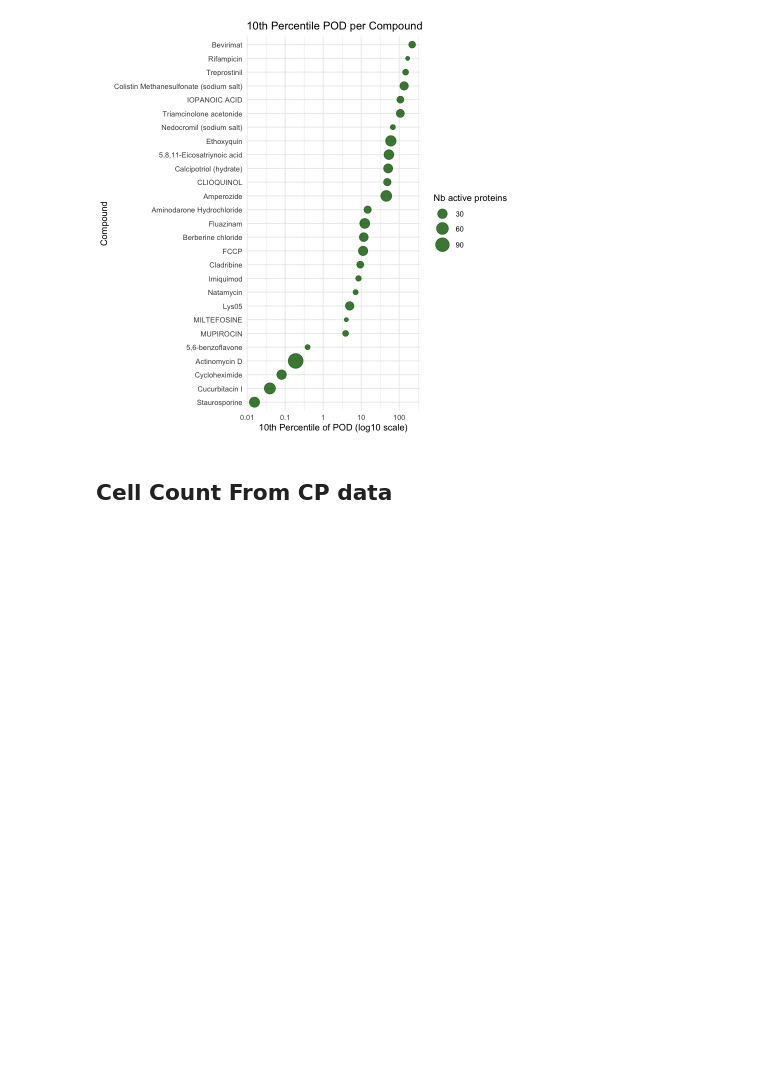
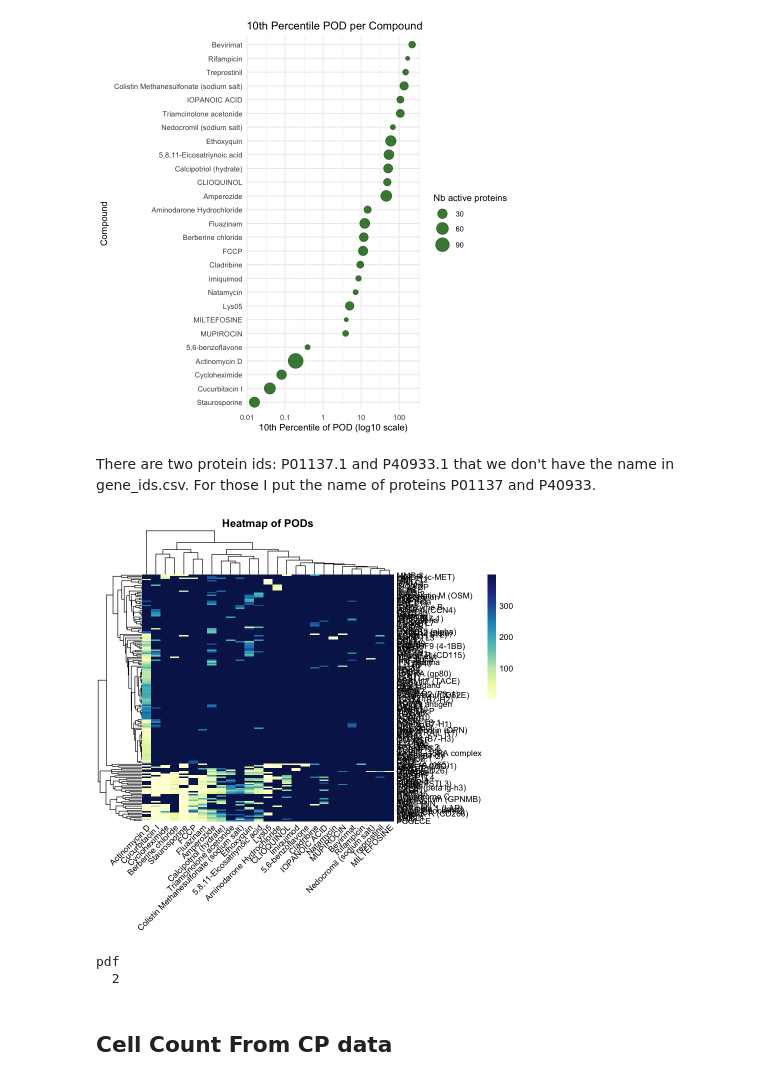
Before and after one commit to broadinstitute/2025_Grigoryan_Proteomics, a Jupyter notebook: 01.dose_response/02_curve_fit.ipynb, the cells around one changed output. Cells and saved outputs as stored; diff of their text form; code cells hidden in the pictures; blank space fills up the shorter version.

```diff
--- a/01.dose_response/02_curve_fit.ipynb
+++ b/01.dose_response/02_curve_fit.ipynb
@@ -421,0 +431,6 @@ ggplot(pod_summary, aes(x = pod_10th_percentile, y = reorder(compound, pod_10th_
+# %% [markdown]
+There are two protein ids: P01137.1 and P40933.1 that we don't have the name in gene_ids.csv. For those I put the name of proteins P01137 and P40933.
+# %%
+## load the parameters of the bmd curves with protein names, concentration and bmd values
+
+all_bmd_pass_new <- read.csv("./outputs/bmd_pass_with_protein_name.csv", sep = ",")
@@ -422,3 +486,63 @@ ggplot(pod_summary, aes(x = pod_10th_percentile, y = reorder(compound, pod_10th_
+# %%
+## clustered heatmap of POD values using pheatmap
+
+
+library(pheatmap)
+
+compound_name <- unique(all_bmd_pass_neww$compound_name)
+active_prots <- all_bmd_pass_neww %>%
+  select(Protein = protein, Compound = compound_name, Concentration)
+
+
+active_prots <- active_prots %>%
+  filter(Compound %in% compound_name)
+heatmap_data <- active_prots %>%
+  pivot_wider(names_from = Compound, values_from = Concentration) %>%
+  column_to_rownames("Protein")
+
+
+max_value <- max(heatmap_data, na.rm = TRUE)
+
+
+heatmap_data[is.na(heatmap_data)] <- max_value + 100
+
+heatmap_matrix <- as.matrix(heatmap_data)
+
+pheatmap(
+  heatmap_matrix,
+  cluster_rows = TRUE,
+  cluster_cols = TRUE,
+  display_numbers = FALSE,
+  color = colorRampPalette(RColorBrewer::brewer.pal(9, "YlGnBu"))(100),
+  main = "Heatmap of PODs",
+  fontsize_row = 10,
+  fontsize_col = 10,
+  angle_col = 45,
+  na_col = "grey90"
+)
+# %% [output]
+[figure, added]
+# %%
+# saving the heatmap as a png file
+heatmap_plot <- pheatmap(heatmap_matrix,
+                         cluster_rows = TRUE,
+                         cluster_cols = TRUE,
+                         display_numbers = FALSE,
+                         color = colorRampPalette(RColorBrewer::brewer.pal(9, "YlGnBu"))(100),
+                         main = "Heatmap of POD values",
+                         fontsize_row = 11,
+                         fontsize_col = 14,
+                         angle_col = 45,
+                         na_col = "grey90",
+                         silent = TRUE)
+
+png("./heatmap_protein_new.png", width = 1000, height = 2000)
+grid::grid.newpage()
+grid::grid.draw(heatmap_plot$gtable)
+dev.off()
+# %% [output]
+pdf
+  2
 # %% [markdown]
 ## Cell Count From CP data
 # %% [markdown]
```
Also changed, not shown: parts of 14 cells of this notebook, 2 other files.
